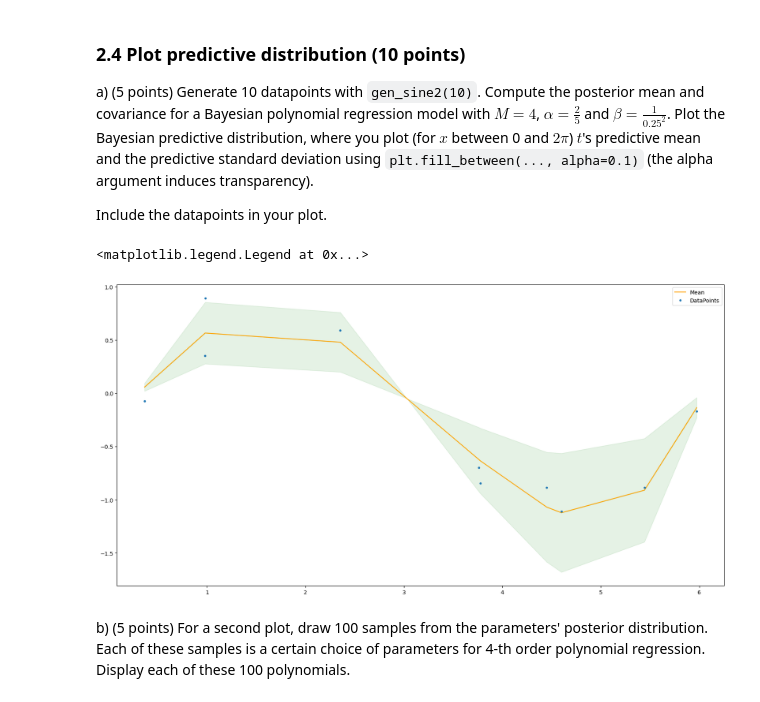
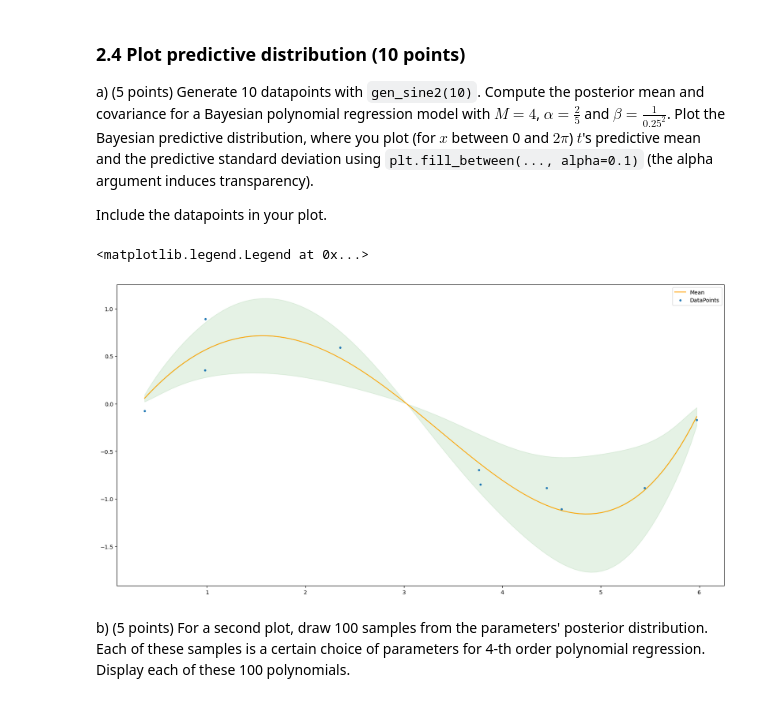
Before and after one commit to OlineRanum/Machine-Learning-1, a Jupyter notebook: Lab1/14244950_13239821_lab1.ipynb, the cells around one changed output. Saved outputs shown, nothing was run; the diff lists cells and outputs as text; code cells hidden in the pictures.

```diff
--- a/Lab1/14244950_13239821_lab1.ipynb
+++ b/Lab1/14244950_13239821_lab1.ipynb
@@ -235,6 +222,5 @@ The function should return $\mathbf{w}$ and $ \mathbf{\Phi} $.
 # %%
 def fit_polynomial_reg(x, t, m, lamb):
     Phi = designmatrix(x, m)
-    w_ml = np.linalg.inv(Phi.T@Phi + lamb * np.identity(Phi.shape[1]))@Phi.T@t
-
+    w_ml = np.linalg.inv(Phi.T@Phi + lamb * np.identity(m+1))@Phi.T@t
     return w_ml, Phi
@@ -337,7 +257,8 @@ a) (5 points) First of all, write a method `pred_error(x_train, x_valid, t_train
 def pred_error(x_train, x_valid, t_train, t_valid, M, reg):
     _w, _ = fit_polynomial_reg(x_train, t_train, M, reg)
     _Phi = designmatrix(x_valid, M)
-    pred_err = 0.5*((_Phi@_w - t_valid).T)@(_Phi@_w - t_valid) + (reg/2)*(_w.T @ _w)
+    y = _Phi@_w
+    pred_err = np.mean((t_valid - y)**2)
     return pred_err
 # %%
 ### Test your function
@@ -438,19 +343,22 @@ import time
 np.random.seed(42)
 N = 10
 x, t = gen_sine(N)
-"""
-x = np.array([i for i in range(100)])
-t = np.square(x)
-"""
+
+x_func = np.linspace(0, 2*np.pi, 100)
+y_func = np.sin(x_func)
+
+
 plot(x, t, "o")
 
+
 M, Lambda = find_best_m_and_lamb(x, t)
-print(f'M: {M}')
-print(f'Lambda: {Lambda}')
-
-w, Phi = fit_polynomial_reg(x, t, M, Lambda)
+w, _ = fit_polynomial_reg(x, t, M, Lambda)
+#Create new Phi from linspace x
+x_aux = np.linspace(min(x), max(x), 100)
+Phi = designmatrix(x_aux, M)
 pred = Phi@w
 
 
-plot(x, pred, label=f"M: {M}, Lambda:{Lambda}")
-legend(title = "Hyperparameter Combination")
+plot(x_aux, pred, label=f"Model with M: {M}, Lambda:{Lambda}")
+plot(x_func, y_func, label="Desired Function")
+legend(title = "Plotsn")
@@ -571,28 +481,31 @@ Include the datapoints in your plot.
 # %%
 np.random.seed(42)
 x,t = gen_sine2(10)
 x, t = zip(*sorted(zip(x, t)))
 x = np.array(x)
 t = np.array(t)
 
 M = 4
 alpha = 2/5
 beta = 1/(0.25**2)
 Max_X = max(x)
 
 
 m, S, Phi = fit_polynomial_bayes(x, t, M, alpha, beta)
-mean, sigma, Phi_pred = predict_polynomial_bayes(x, m, S, beta)
+
+x_pred = np.linspace(min(x), max(x), 100)
+
+mean, sigma, Phi_pred = predict_polynomial_bayes(x_pred, m, S, beta)
 
 
-plt.fill_between(x, mean, mean*(1+6*sigma), alpha = 0.1, color = 'green')
-plt.fill_between(x, mean, mean*(1-6*sigma), alpha = 0.1, color = 'green')
-plt.plot(x, mean, label=f"Mean", color = 'orange')
+plt.fill_between(x_pred, mean, mean*(1+6*sigma), alpha = 0.1, color = 'green')
+plt.fill_between(x_pred, mean, mean*(1-6*sigma), alpha = 0.1, color = 'green')
+plt.plot(x_pred, mean, label=f"Mean", color = 'orange')
 plt.plot(x, t, ".", label=f"DataPoints")
 plt.legend()
 # %% [output]
 <matplotlib.legend.Legend at 0x...>
-[figure, old version]
+[figure, new version]
 # %% [markdown]
 b) (5 points) For a second plot, draw 100 samples from the parameters' posterior distribution. Each of these samples is a certain choice of parameters for 4-th order polynomial regression.
 Display each of these 100 polynomials.
```
Also changed, not shown: parts of 10 cells of this notebook, 1 other file.
